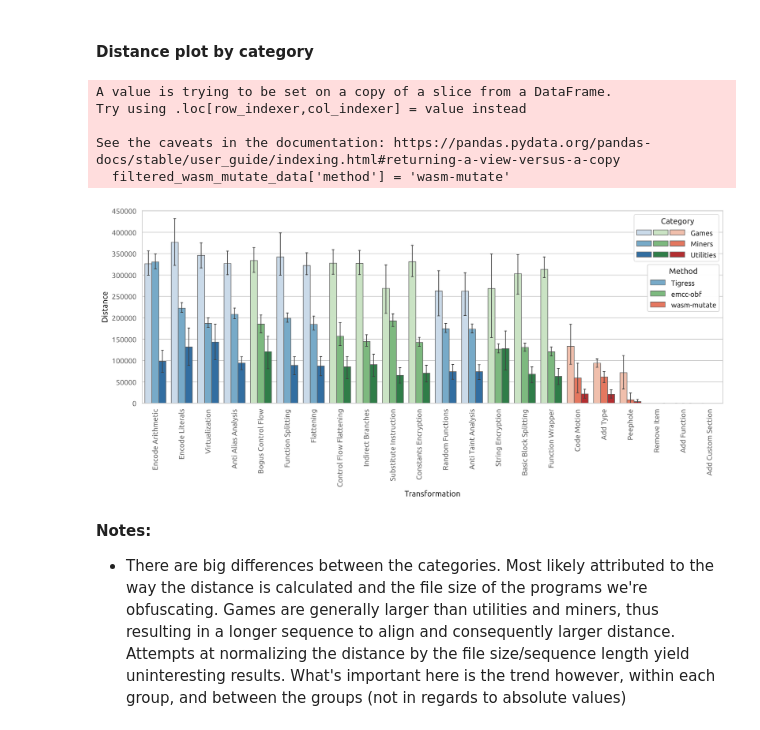
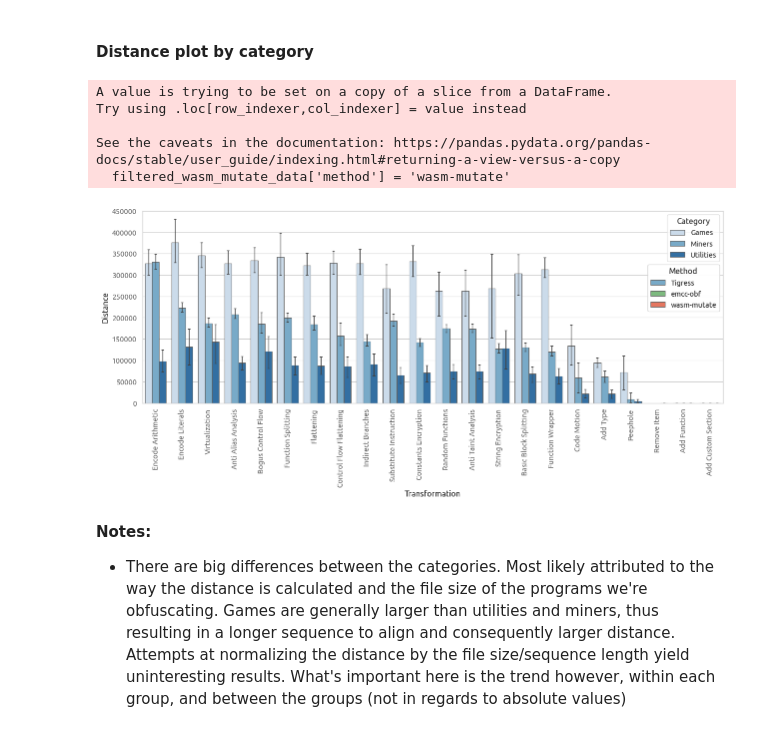
Before and after one commit to HakonHarnes/wasm-obf, a Jupyter notebook: analysis/effectiveness.ipynb, the cells around one changed output. Cells and saved outputs as stored; diff of their text form; code cells hidden in the pictures.

```diff
--- a/analysis/effectiveness.ipynb
+++ b/analysis/effectiveness.ipynb
@@ -353,40 +353,37 @@ def plot_distance_by_category(df, xlabel, xlabels=None, path=None, palette=None)
     method_colors = ["#78AAC8", "#7DBA7F", "#E57760"]
     method_handles = [Patch(facecolor=c, edgecolor=edgecolor, label=label) for label, c in zip(method_labels, method_colors)]
     method_legend = plt.legend(method_handles, method_labels, title='Method', loc='upper right', bbox_to_anchor=(1, 0.74))
     ax.add_artist(method_legend)
 
     # Save plot
     if path is not None:
         plt.savefig(path, dpi=500, bbox_inches="tight")
 
     # Show the plot
     plt.show()
 
 
 # filter wasm-mutate data
 filtered_wasm_mutate_data = wasm_mutate_data[wasm_mutate_data['iteration'] == -1]
 
 # Add a 'method' column to each dataframe
 tigress_data['method'] = 'Tigress'
 llvm_data['method'] = 'emcc-obf'
 filtered_wasm_mutate_data['method'] = 'wasm-mutate'
 
 # Concatenate all dataframes in the desired order: tigress, llvm, wasm_mutate
 combined_data = pd.concat([tigress_data, llvm_data, filtered_wasm_mutate_data], ignore_index=True)
 
-# Display (edited) plot
-display(Image(filename='./plots/effectiveness/distance-category.png'))
-
-#plot_distance_by_category(combined_data, xlabel='Transformation', palette="Blues", path='./plots/effectiveness/distance-category-blues.pdf')
-#plot_distance_by_category(combined_data, xlabel='Transformation', palette="Greens", path='./plots/effectiveness/distance-category-greens.pdf')
-#plot_distance_by_category(combined_data, xlabel='Transformation', palette="Reds", path='./plots/effectiveness/distance-category-reds.pdf')
+plot_distance_by_category(combined_data, xlabel='Transformation', palette="Blues", path='./plots/effectiveness/distance-category-blues.pdf')
+# plot_distance_by_category(combined_data, xlabel='Transformation', palette="Greens", path='./plots/effectiveness/distance-category-greens.pdf')
+# plot_distance_by_category(combined_data, xlabel='Transformation', palette="Reds", path='./plots/effectiveness/distance-category-reds.pdf')
 # %% [output]
 A value is trying to be set on a copy of a slice from a DataFrame.
 Try using .loc[row_indexer,col_indexer] = value instead
 
 See the caveats in the documentation: https://pandas.pydata.org/pandas-docs/stable/user_guide/indexing.html#returning-a-view-versus-a-copy
   filtered_wasm_mutate_data['method'] = 'wasm-mutate'
-[figure, old version]
+[figure, new version]
 # %% [markdown]
 **Notes:**
 
```
Also changed, not shown: parts of 3 cells of this notebook, 27 other files.
